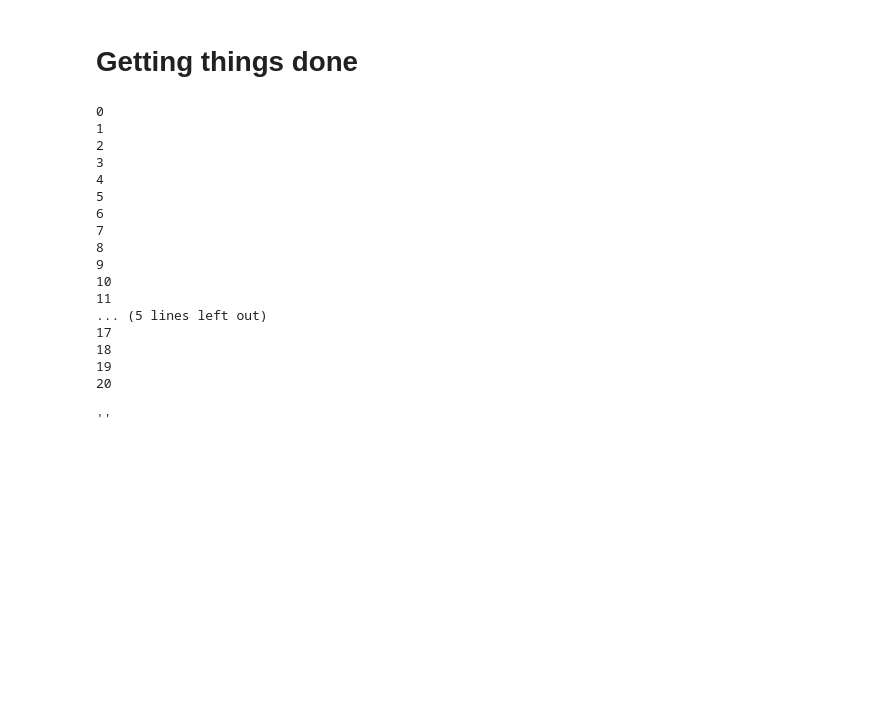
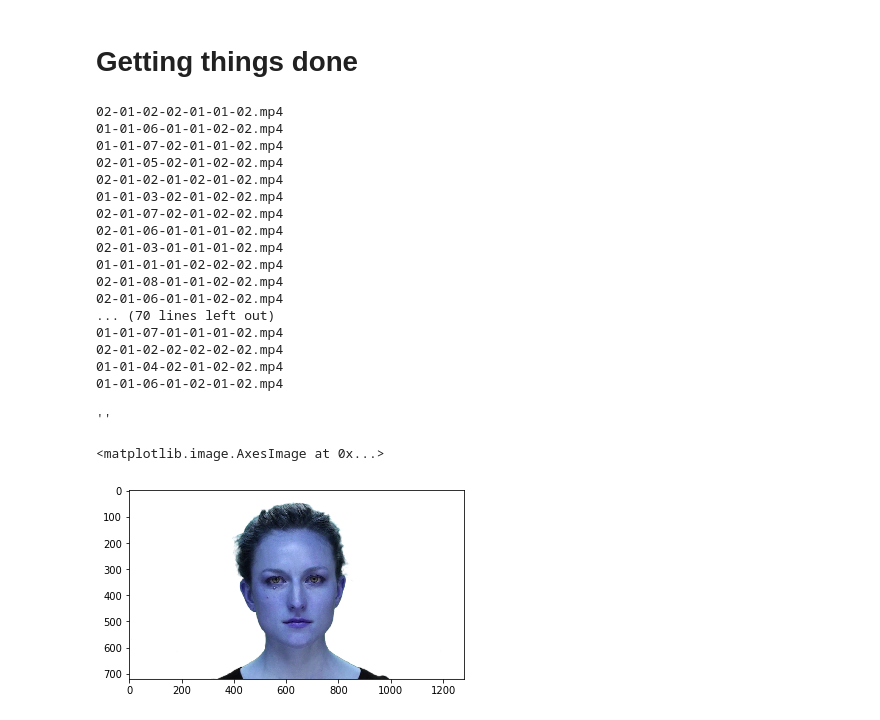
Before and after one commit to PhilSad/deepfake, a Jupyter notebook: prepare dataset.ipynb, the cells around one changed output. Saved outputs shown, nothing was run; the diff lists cells and outputs as text; code cells hidden in the pictures; blank space fills up the shorter version.

```diff
--- a/prepare dataset.ipynb
+++ b/prepare dataset.ipynb
@@ -41,26 +41,35 @@ def process_dataset(path):
 # %% [markdown]
 # Getting things done
 # %%
-process_folder('/home/filouface/deepfake/datasets/ravdess/Actor_01/')
+process_folder('/home/filouface/deepfake/datasets/ravdess/Actor_02/')
 # %% [output]
-0
-1
-2
-3
-4
-5
-6
-7
-8
-9
-10
-11
-... (5 lines left out)
-17
-18
-19
-20
+02-01-02-02-01-01-02.mp4
+01-01-06-01-01-02-02.mp4
+01-01-07-02-01-01-02.mp4
+02-01-05-02-01-02-02.mp4
+02-01-02-01-02-01-02.mp4
+01-01-03-02-01-02-02.mp4
+02-01-07-02-01-02-02.mp4
+02-01-06-01-01-01-02.mp4
+02-01-03-01-01-01-02.mp4
+01-01-01-01-02-02-02.mp4
+02-01-08-01-01-02-02.mp4
+02-01-06-01-01-02-02.mp4
+... (70 lines left out)
+01-01-07-01-01-01-02.mp4
+02-01-02-02-02-02-02.mp4
+01-01-04-02-01-02-02.mp4
+01-01-06-01-02-01-02.mp4
 # %%
 os.path.basename('/home/filouface/deepfake/datasets/ravdess/Actor_01/')
 # %% [output]
 ''
+# %%
+cap = cv.VideoCapture('/home/filouface/deepfake/datasets/ravdess/Actor_02/01-01-01-01-01-01-02.mp4')
+# %%
+_, pic = cap.read()
+# %%
+plt.imshow(pic)
+# %% [output]
+<matplotlib.image.AxesImage at 0x...>
+[figure, added]
```
Also changed, not shown: parts of 2 cells of this notebook, 1 other file.
